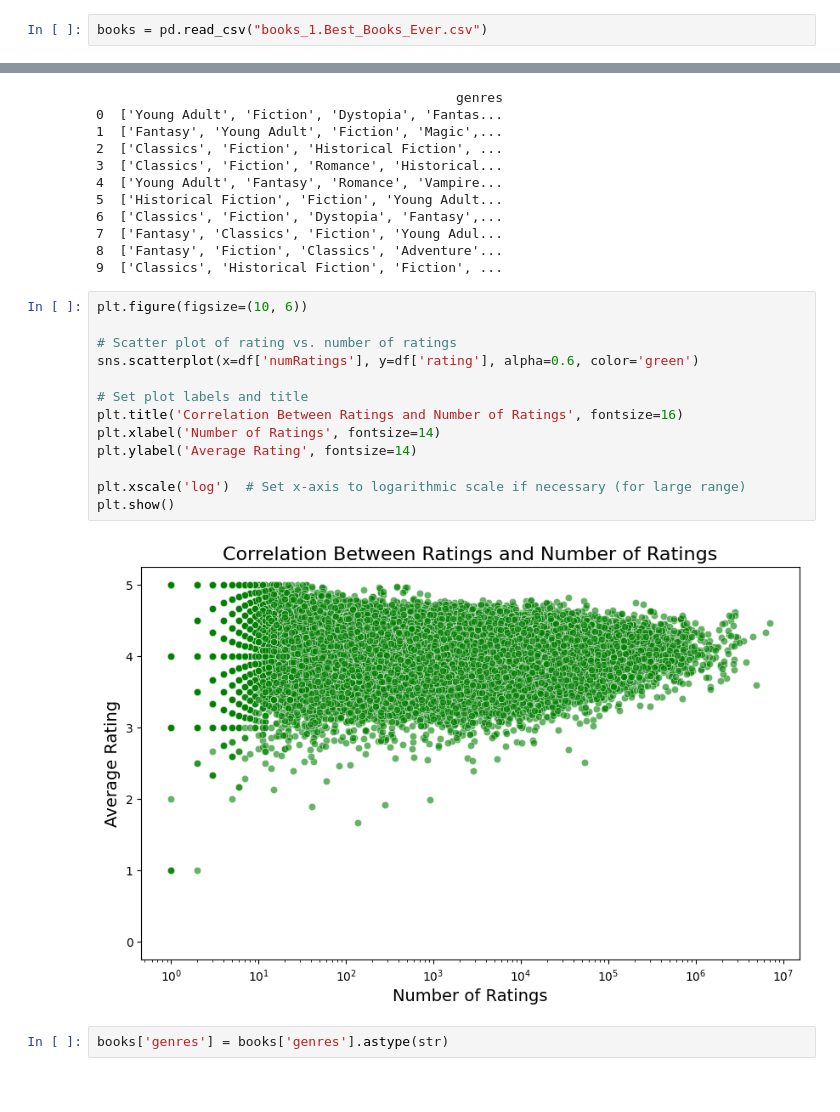
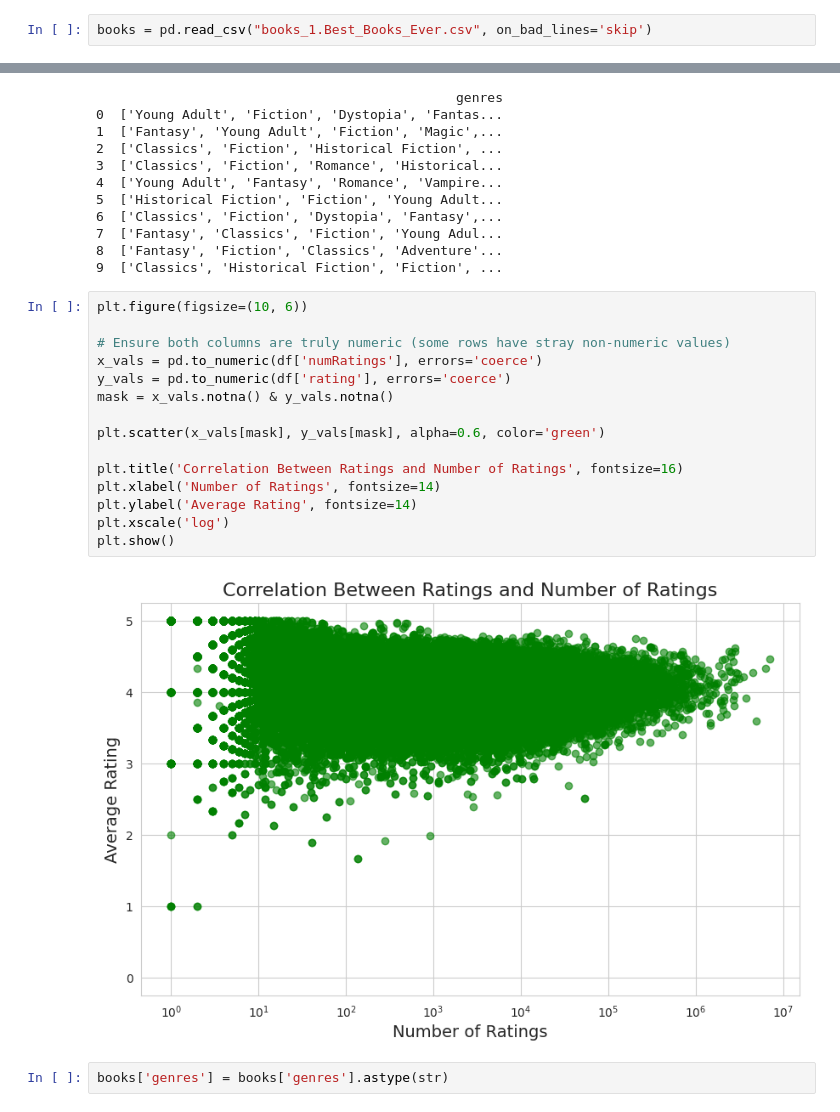
Before and after one commit to SabaFS/Myfirst, a Jupyter notebook: book-recommendation-system/recomendation_system.ipynb, the cells around one changed output, grey strips where cells are left out. Cells and saved outputs as stored; diff of their text form.

```diff
--- a/book-recommendation-system/recomendation_system.ipynb
+++ b/book-recommendation-system/recomendation_system.ipynb
@@ -4,7 +6,7 @@ import numpy as np
 import matplotlib.pyplot as plt
 import seaborn as sns
 # %%
-books = pd.read_csv("books_1.Best_Books_Ever.csv")
+books = pd.read_csv("books_1.Best_Books_Ever.csv", on_bad_lines='skip')
 # %%
 ## EXPLORATORY DATA ANALYSIS
 # %%
@@ -315,18 +369,20 @@ print(df[['genres']].head(10))
 # %%
 plt.figure(figsize=(10, 6))
 
-# Scatter plot of rating vs. number of ratings
-sns.scatterplot(x=df['numRatings'], y=df['rating'], alpha=0.6, color='green')
+# Ensure both columns are truly numeric (some rows have stray non-numeric values)
+x_vals = pd.to_numeric(df['numRatings'], errors='coerce')
+y_vals = pd.to_numeric(df['rating'], errors='coerce')
+mask = x_vals.notna() & y_vals.notna()
 
-# Set plot labels and title
+plt.scatter(x_vals[mask], y_vals[mask], alpha=0.6, color='green')
+
 plt.title('Correlation Between Ratings and Number of Ratings', fontsize=16)
 plt.xlabel('Number of Ratings', fontsize=14)
 plt.ylabel('Average Rating', fontsize=14)
-
-plt.xscale('log')  # Set x-axis to logarithmic scale if necessary (for large range)
+plt.xscale('log')
 plt.show()
 # %% [output]
-[figure, old version]
+[figure, new version]
 # %%
 books['genres'] = books['genres'].astype(str)
 # %%
```
Also changed, not shown: parts of 34 cells of this notebook.
